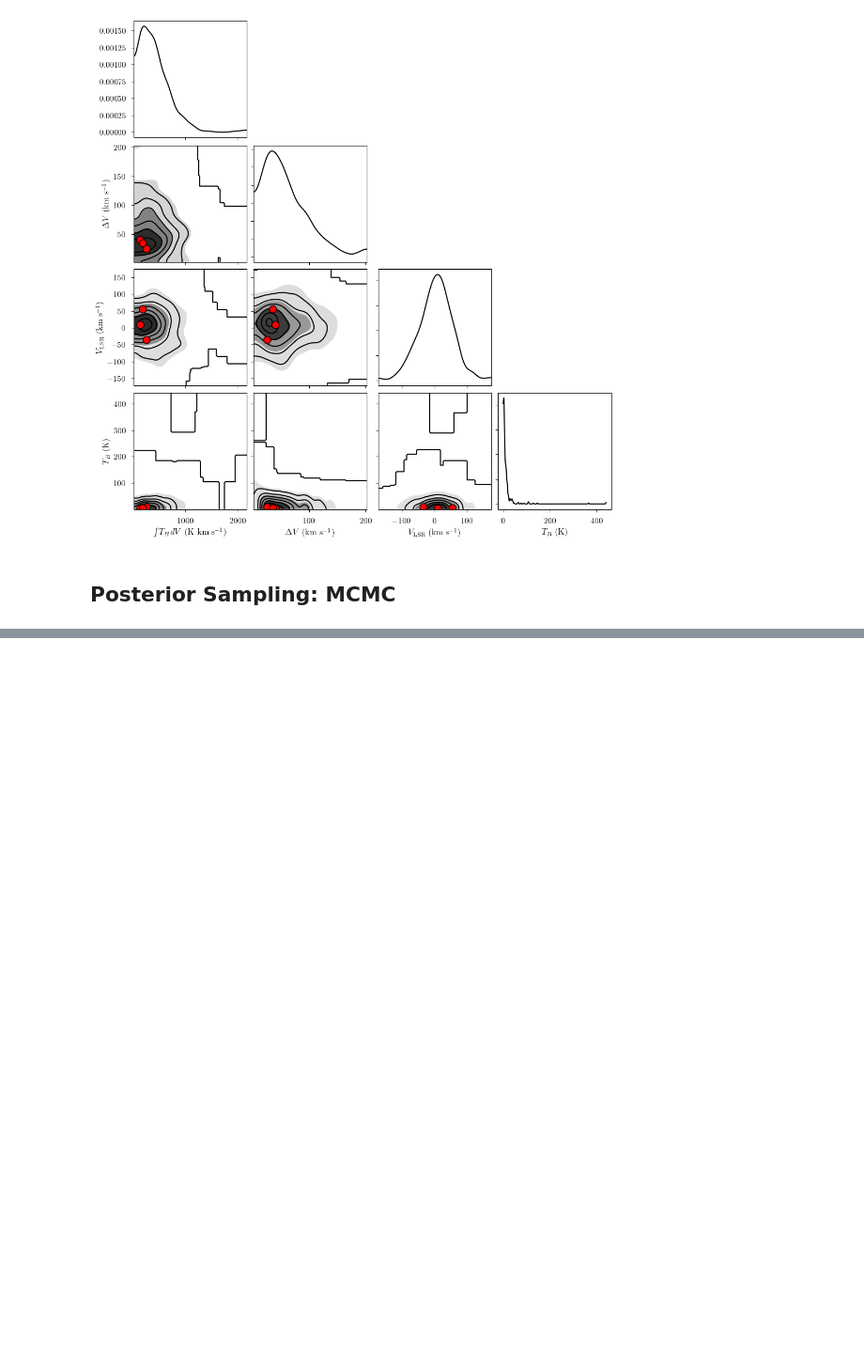
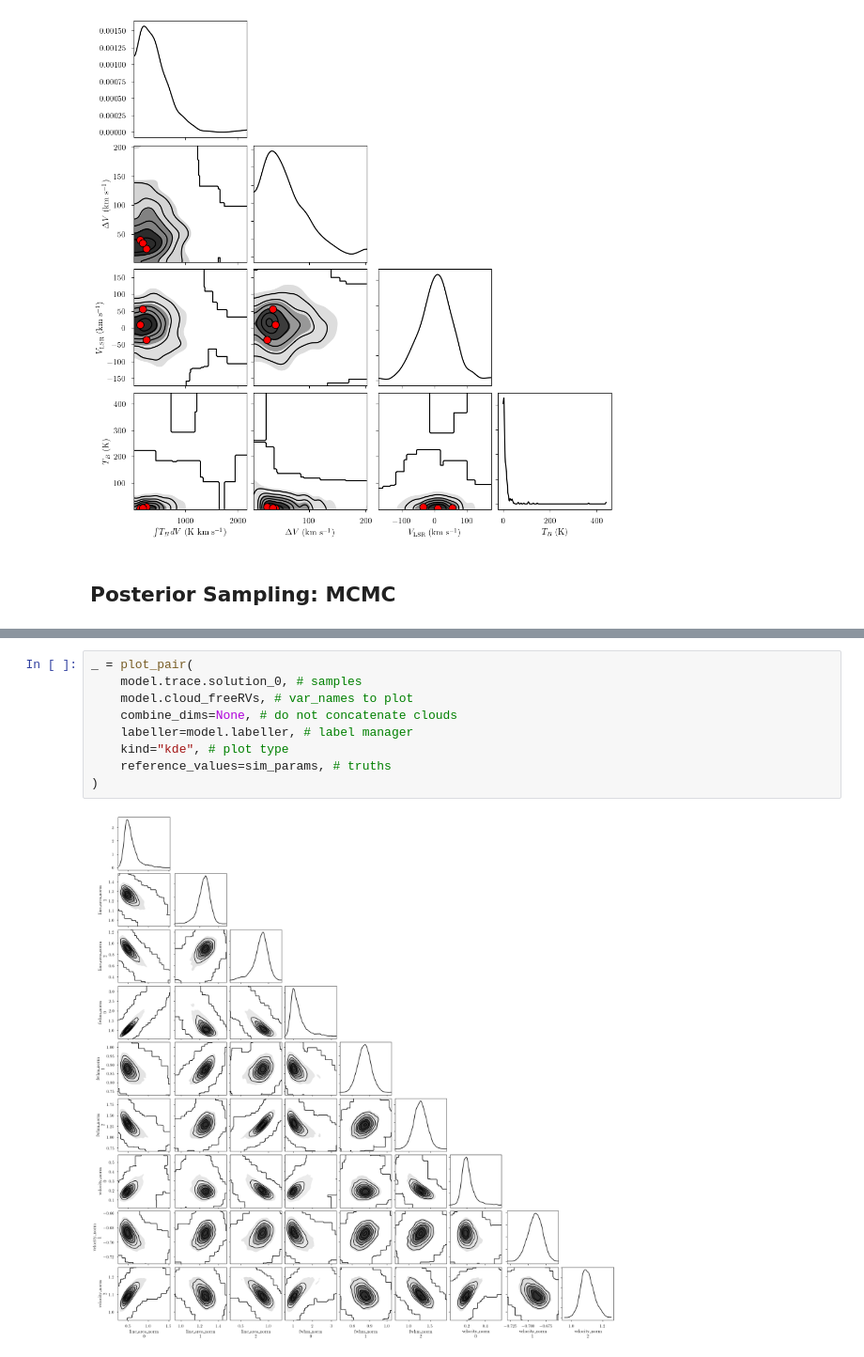
Before and after one commit to tvwenger/bayes_spec, a Jupyter notebook: docs/source/notebooks/basic_tutorial_noise.ipynb, the cells around one changed output, grey strips where cells are left out. Shown at 94% size. Drawn from its saved outputs; the diff is of its cells as text; blank space fills up the shorter version.

```diff
--- a/docs/source/notebooks/basic_tutorial_noise.ipynb
+++ b/docs/source/notebooks/basic_tutorial_noise.ipynb
@@ -246,0 +259,11 @@ _ = plot_pair(
+# %%
+_ = plot_pair(
+    model.trace.solution_0, # samples
+    model.cloud_freeRVs, # var_names to plot
+    combine_dims=None, # do not concatenate clouds
+    labeller=model.labeller, # label manager
+    kind="kde", # plot type
+    reference_values=sim_params, # truths
+)
+# %% [output]
+[figure, added]
```
Also changed, not shown: parts of 12 cells of this notebook, 3 other files.
